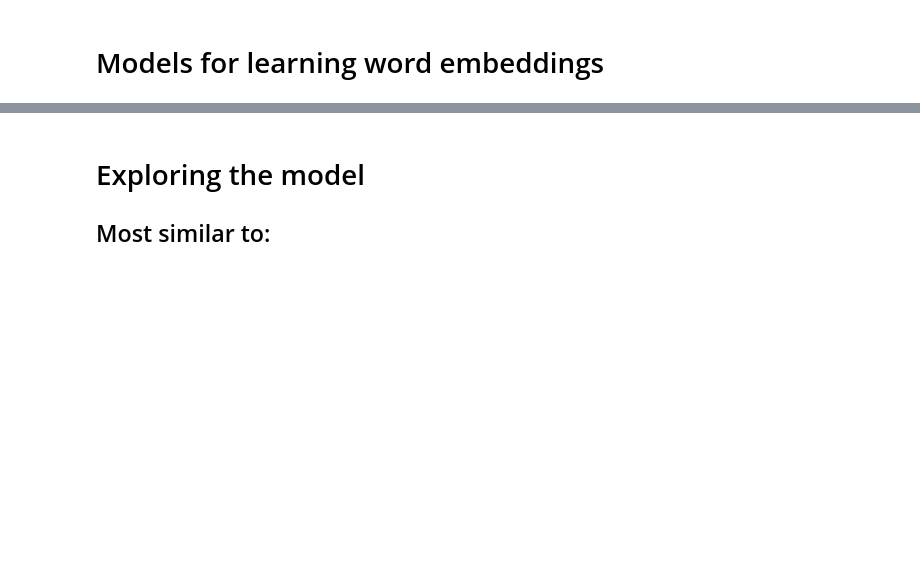
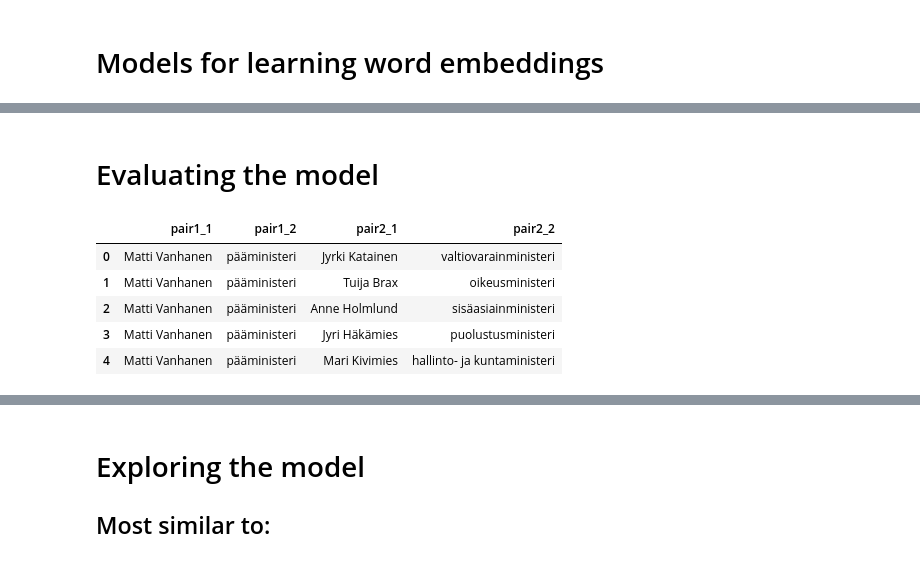
Before and after one commit to jonatanvm/nlp-project, a Jupyter notebook: notebooks/test.ipynb, the cells around one changed output, grey strips where cells are left out. Cells and saved outputs as stored; diff of their text form; code cells hidden in the pictures; blank space fills up the shorter version.

```diff
--- a/notebooks/test.ipynb
+++ b/notebooks/test.ipynb
@@ -18,3 +18,15 @@ model = Model.load(load_model)
 # %%
 # Make model more memory-efficient
 model.init_sims(replace=True)
+# %% [markdown]
+# Evaluating the model
+# %%
+tasks = pd.read_excel("../evaluation/analogical-reasoning-tasks.xlsx")
+tasks.head()
+# %% [output]
+|  | pair1_1 | pair1_2 | pair2_1 | pair2_2 |
+| 0 | Matti Vanhanen | pääministeri | Jyrki Katainen | valtiovarainministeri |
+| 1 | Matti Vanhanen | pääministeri | Tuija Brax | oikeusministeri |
+| 2 | Matti Vanhanen | pääministeri | Anne Holmlund | sisäasiainministeri |
+| 3 | Matti Vanhanen | pääministeri | Jyri Häkämies | puolustusministeri |
+| 4 | Matti Vanhanen | pääministeri | Mari Kivimies | hallinto- ja kuntaministeri |
```
Also changed, not shown: parts of 4 cells of this notebook.
